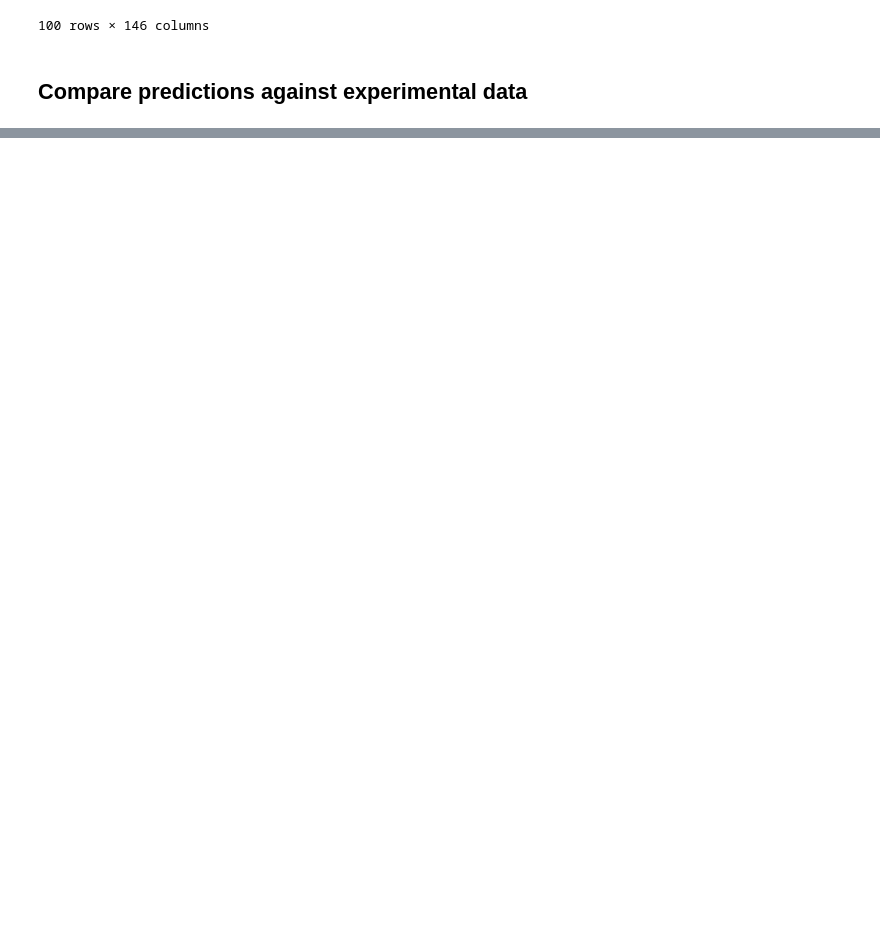
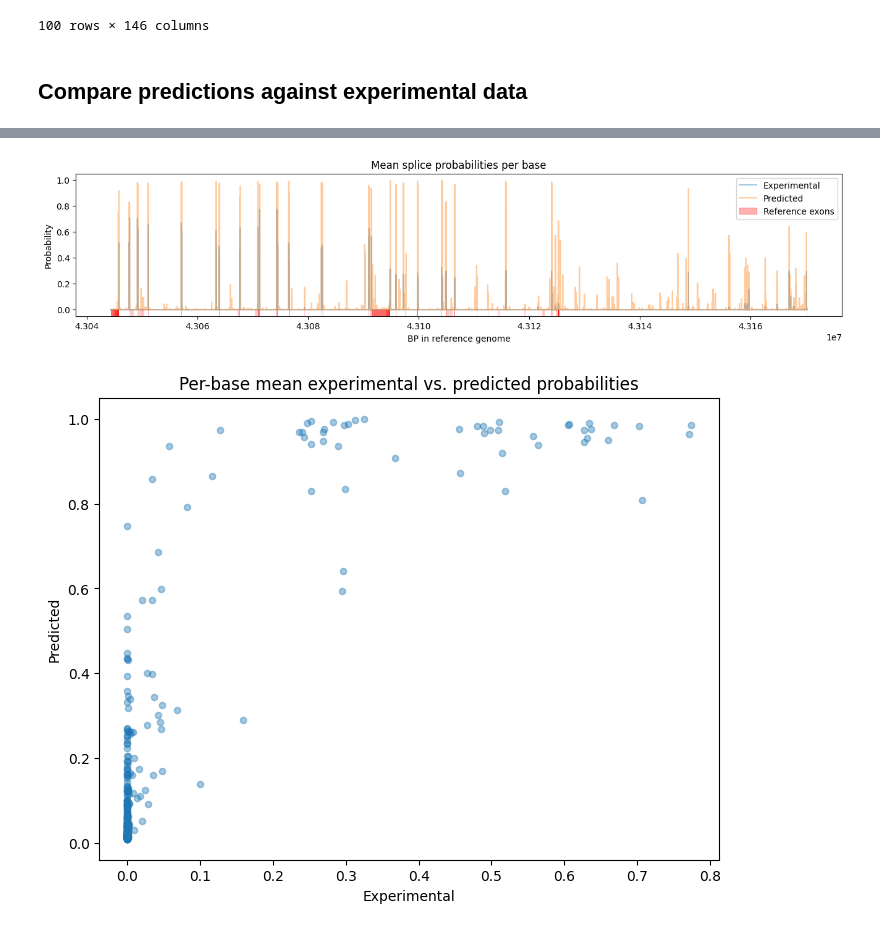
Before and after one commit to jannis-baum/hpi-hoai, a Jupyter notebook: evaluation.ipynb, the cells around one changed output, grey strips where cells are left out. Cells and saved outputs as stored; diff of their text form; code cells hidden in the pictures; blank space fills up the shorter version.

```diff
--- a/evaluation.ipynb
+++ b/evaluation.ipynb
@@ -200,4 +200,37 @@ results_mean = pd.DataFrame({
     'predicted': np.mean([df['predicted'] for df in results], axis=0)
 })
 results_mean.index = results.iloc[0].index
+# %%
+# Root mean squared error histogram
+def plot_rmse(ax):
+    rmses.hist(ax=ax, alpha=0.8)
+    ax.set_title('Histogram of RMSE of experimental vs. predicted probabilities')
+    ax.set_xlabel('Root mean squared error (RMSE)')
+    ax.set_ylabel('Number of cases')
+    ax.axvline(x=rmses.mean(), color='orange')
+    ax.legend(labels=['Mean'])
+
+# Scatter plot
+def plot_scatter(ax):
+    # ignore points very close to origin to save significant rendering performance
+    condition = (results_mean['true'] > 0.01) | (results_mean['predicted'] > 0.01)
+    results_mean[condition].plot.scatter('true', 'predicted', ax=ax, alpha=0.4)
+    ax.set_title('Per-base mean experimental vs. predicted probabilities')
+    ax.set_xlabel('Experimental')
+    ax.set_ylabel('Predicted')
+
+# Per-base probabilities
+def plot_pb(ax):
+    results_mean[['true', 'predicted']].plot(ax=ax, alpha=0.4)
+    ax.set_title('Mean splice probabilities per base')
+    ax.set_ylabel('Probability')
+    ax.set_xlabel('BP in reference genome')
+    # Reference exons
+    brca1_exons = [ensembl.exon_by_id(exon) for exon in ensembl.exon_ids_of_gene_name('BRCA1')]
+    for exon in brca1_exons:
+        ax.add_patch(mpatches.Rectangle((exon.start, -0.1), exon.end - exon.start, 0.1, facecolor='red', alpha=0.2))
+    ax.legend(
+        handles=ax.get_legend_handles_labels()[0] + [mpatches.Patch(color='red', alpha=0.3, label='Exonic regions')],
+        labels=['Experimental', 'Predicted', 'Reference exons']
+    )
 # %%
@@ -243,0 +250,14 @@ plt.show()
+# %%
+# save individual figures
+plt.figure(figsize=(16, 3))
+plot_pb(plt.gca())
+savefig_pdf(fig_name + '.pb')
+
+plt.figure(figsize=(8, 6))
+plot_scatter(plt.gca())
+savefig_pdf(fig_name + '.scatter')
+
+plt.show()
+# %% [output]
+[figure, added]
+[figure, added]
```
Also changed, not shown: parts of 4 cells of this notebook.
